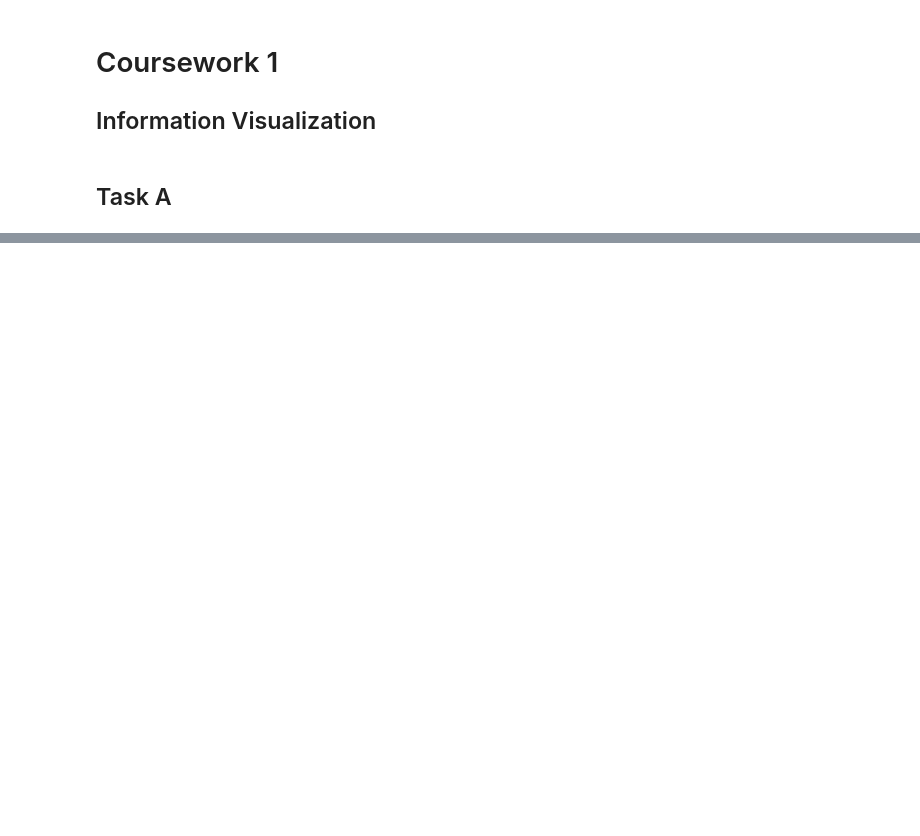
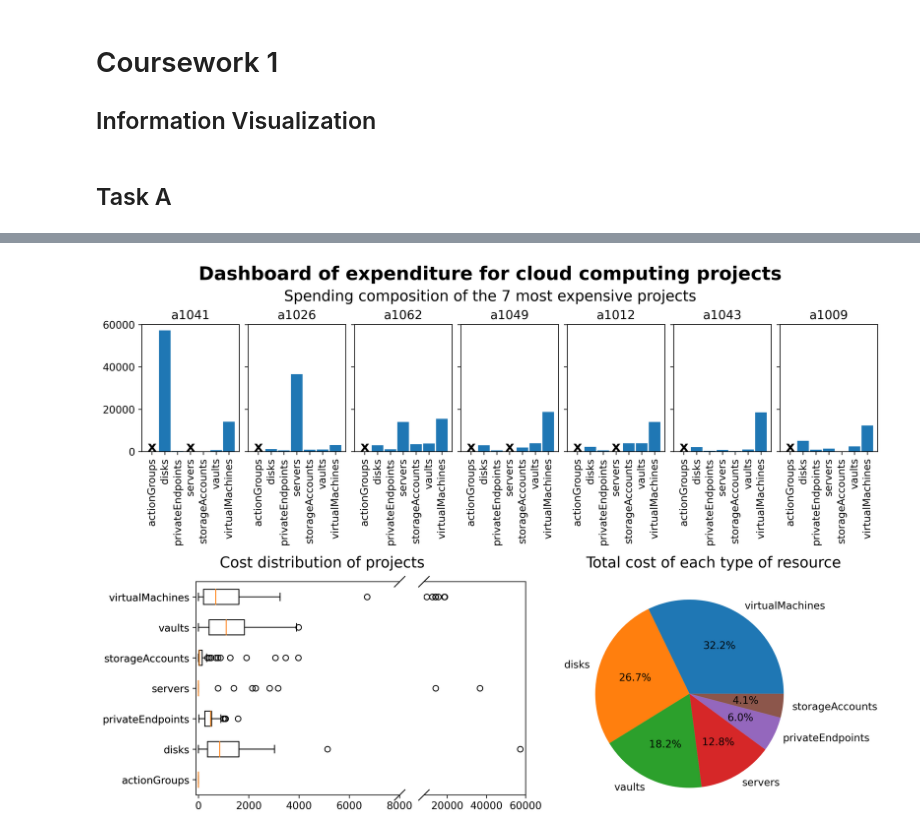
Before and after one commit to ChackMociute/Information-Visualization-coursework-1, a Jupyter notebook: Coursework 1.ipynb, the cells around one changed output, grey strips where cells are left out. Saved outputs shown, nothing was run; the diff lists cells and outputs as text; code cells hidden in the pictures; blank space fills up the shorter version.

```diff
--- a/Coursework 1.ipynb
+++ b/Coursework 1.ipynb
@@ -78,0 +86,4 @@ plt.show()
+# %%
+prices_per_resource = df.groupby(["Project ID", "Type"]).sum("Spend to Date")
+prices_per_resource = prices_per_resource.unstack(0).droplevel(0, axis=1).fillna(0)
+prices_per_resource = prices_per_resource[prices_per_resource.sum().sort_values(ascending=False).index]
@@ -78,0 +118,29 @@ plt.show()
+# %%
+fig = plt.figure(figsize=(11.69, 8.27), dpi=300, constrained_layout=True)
+gs = GridSpec(2, 7, figure=fig)
+fig.suptitle('Dashboard of expenditure for cloud computing projects', fontsize=20, weight='bold')
+
+# Bar charts
+f = fig.add_subfigure(gs[0, :])
+f.suptitle('Spending composition of the 7 most expensive projects', fontsize=16)
+axs = f.subplots(1, 7, sharey='row')
+for ax, (label, data) in zip(axs, prices_per_resource.iloc[:, :7].items()):
+    plot_bar(ax, label, data)
+
+# Box plots
+f = fig.add_subfigure(gs[1, :4])
+gs2 = GridSpec(1, 3, figure=f)
+f.suptitle('Cost distribution of projects', fontsize=16)
+ax1 = f.add_subplot(gs2[0, :2])
+ax2 = f.add_subplot(gs2[0, 2], sharey=ax1)
+plot_box(ax1, ax2)
+
+# Pie chart
+f = fig.add_subfigure(gs[1, 4:])
+f.suptitle("Total cost of each type of resource", fontsize=16)
+ax = f.subplots(1, 1)
+ax.pie(resource_cost, labels=resource_cost.index, autopct='%1.1f%%')
+
+plt.show()
+# %% [output]
+[figure, added]
```
Also changed, not shown: parts of 5 cells of this notebook.
